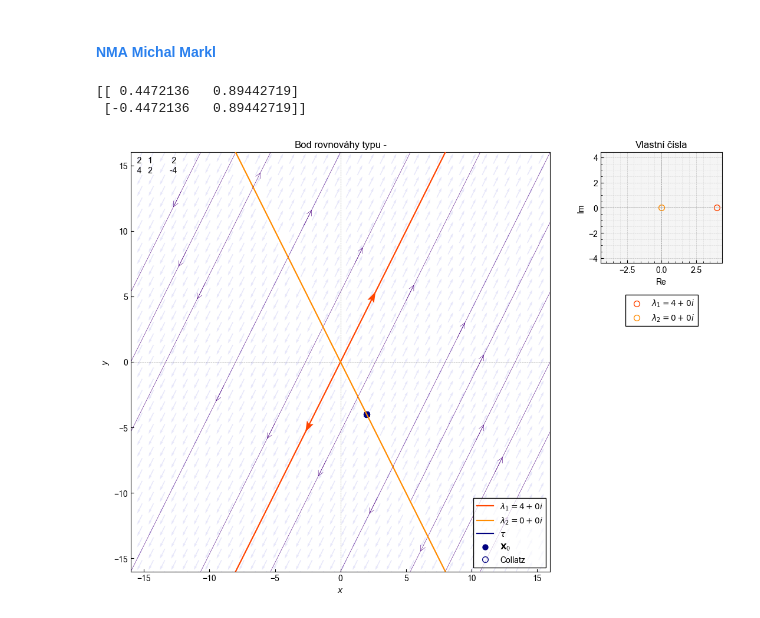
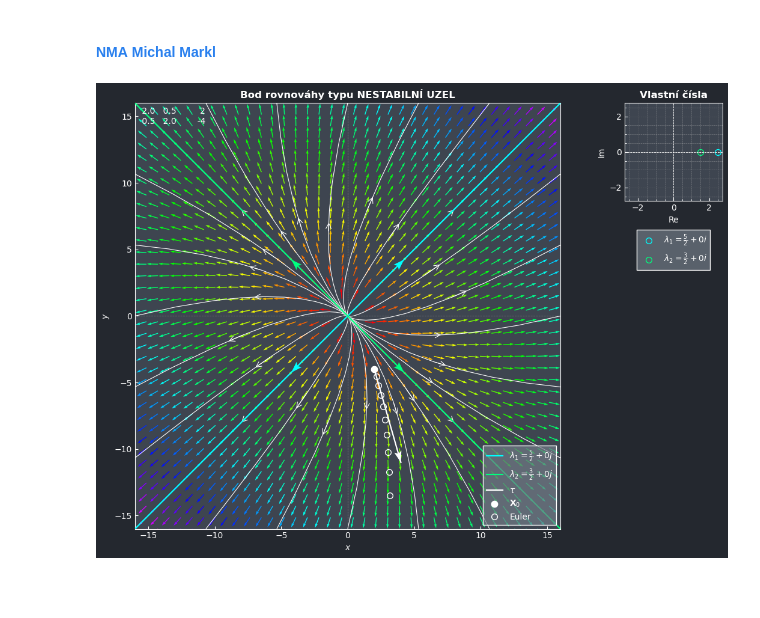
Before and after one commit to ms4rkl/ODE_phase_portraits, a Jupyter notebook: phase_portraits.ipynb, the cells around one changed output. Drawn from its saved outputs; the diff is of its cells as text; code cells hidden in the pictures; blank space fills up the shorter version.

Commit message:
Change the visual scheme to dark-jet

```diff
--- a/phase_portraits.ipynb
+++ b/phase_portraits.ipynb
@@ -11,17 +11,21 @@ import matplotlib as mpl
 import matplotlib.pyplot as plt
 from cycler import cycler
 params = {#'font.family' : 'sans-serif',
-          'font.sans-serif' : 'Microsoft Sans Serif',
+        #   'font.sans-serif' : 'Ubuntu',
           'text.usetex': False,
           'xtick.direction' : 'in',
           'ytick.direction' : 'in',
-          'legend.edgecolor' : 'black',
-          'legend.facecolor' : (1,1,1,0.7),
+          'legend.edgecolor' : 'white',
+          'legend.facecolor' : (0.44,0.48,0.52,0.7),
+          'legend.labelcolor' : "white",
           'lines.linewidth' : 0.6,
           'lines.markersize' : 3,
           'lines.markerfacecolor' : (1,1,1,0),
           'lines.markeredgewidth' : 0.6,
-          'axes.prop_cycle' : cycler(color=['dodgerblue', 'deepskyblue', 'steelblue', 'blue'])
+          'axes.prop_cycle' : cycler(color=['dodgerblue', 'deepskyblue', 'steelblue', 'blue']),
+          'axes.edgecolor':'white',
+          'xtick.color':'white',
+          'ytick.color':'white'
          }
 plt.rcParams.update(params)
 from lib import stylePlot
@@ -30,10 +34,11 @@ import sympy as sp
 from scipy.integrate import odeint
 # %%
 A = np.array([
-    [2, 1],
-    [4, 2],
+    [2, 1/2],
+    [1/2, 2],
 ])
 
+
 X0 = np.array([2, -4])
 # %%
 eigVals, eigVecs = np.linalg.eig(A)
@@ -46,6 +51,7 @@ gs = mpl.gridspec.GridSpec(2, 3, width_ratios=(1, 1, 0.5), height_ratios=(0.4, 1
 fig = plt.figure(figsize=(11, 8))
 fig.tight_layout()
 ax = fig.add_subplot(gs[0:2, 0:2], autoscale_on=False, xlim=(-16, 16), ylim=(-16, 16))
+fig.set_facecolor("#24282f")
 ax.set_aspect('equal')
 
 from lib import plot_eigen_vecs
@@ -55,49 +61,50 @@ X, Y = np.meshgrid(np.linspace(-16, 16, 38), np.linspace(-16, 16, 38))
 U = A[0, 0]*X + A[0, 1]*Y
 V = A[1, 0]*X + A[1, 1]*Y
 N = np.sqrt(U**2 + V**2)
-plt.quiver(X, Y, U/N, V/N, units='x', width=0.064, scale=1.2, color="lavender", zorder=1) #  np.hypot(U, V), cmap=mpl.cm.gnuplot2, alpha=0.2,
-plt.streamplot(X, Y, U, V, color="indigo", density=0.24, linewidth=0.4, broken_streamlines=False, zorder=2, arrowsize=1.6, arrowstyle='->')
+plt.quiver(X, Y, U/N, V/N, N, units='x', width=0.064, scale=1.2, cmap=plt.cm.gist_rainbow, zorder=1) #  np.hypot(U, V), cmap=mpl.cm.gnuplot2, alpha=0.2,
+plt.streamplot(X, Y, U, V, color="white", density=0.24, linewidth=0.8, broken_streamlines=False, zorder=2, arrowsize=1.6, arrowstyle='->')
 
-ax.axhline(0, linestyle="dashed", color="gray", lw=0.4)
-ax.axvline(0, linestyle="dashed", color="gray", lw=0.4)
-ax.set_title(f"Bod rovnováhy typu {portrait_type.upper()}").set_fontweight('bold');
-ax.set_xlabel('$x$');
-ax.set_ylabel('$y$');
+ax.axhline(0, linestyle="dashed", color="gray", lw=0.6)
+ax.axvline(0, linestyle="dashed", color="gray", lw=0.6)
+ax.set_title(f"Bod rovnováhy typu {portrait_type.upper()}", color="white").set_fontweight('bold');
+ax.set_xlabel('$x$', color="white");
+ax.set_ylabel('$y$', color="white");
 
 from lib import tangent_vec
 tangent_vec(A, X0, ax)
 
 from lib import collatz2t2
 h = 0.08
 Y = collatz2t2(A, X0, h, 10)
-ax.plot(Y[:, 0], Y[:, 1], marker='o', mfc=(0,0,0,0), mec="navy", lw=0, mew=1, ms=7, label="Collatz")
+ax.plot(Y[:, 0], Y[:, 1], marker='o', mfc=(0,0,0,0), mec="white", lw=0, mew=1, ms=7, label="Euler")
 
 stylePlot(ax, legloc="lower right", grid=False);
-ax.set_facecolor("white")
+ax.set_facecolor("#3e4550")
 
 
 
 ax2 = fig.add_subplot(gs[0, 2])
-ax2.axhline(0, linestyle="dashed", color="gray", lw=0.4)
-ax2.axvline(0, linestyle="dashed", color="gray", lw=0.4)
-ax2.set_title("Vlastní čísla").set_fontweight('bold')
-ax2.set_xlabel("Re")
-ax2.set_ylabel("Im")
+ax2.axhline(0, linestyle="dashed", color="white", lw=0.6)
+ax2.axvline(0, linestyle="dashed", color="white", lw=0.6)
+ax2.set_title("Vlastní čísla", color="white").set_fontweight('bold')
+ax2.set_xlabel("Re", color="white")
+ax2.set_ylabel("Im", color="white")
+ax2.set_aspect("equal")
 
 from lib import plot_eigen_vals_positions
 plot_eigen_vals_positions(eigVals, ax2)
 stylePlot(ax2, legloc="upper center");
 leg2 = ax2.get_legend()
 leg2.set_ncols(2)
 leg2.set_bbox_to_anchor((0.5, -0.25))
 from lib import unpack_eig_vals
 ax2.set_xlim([-1.1*max(unpack_eig_vals(eigVals)), 1.1*max(unpack_eig_vals(eigVals))]);
 ax2.set_ylim([-1.1*max(unpack_eig_vals(eigVals)), 1.1*max(unpack_eig_vals(eigVals))]);
+ax2.set_facecolor("#3e4550")
 
-ax.text(.01, .99, f" {A[0][0]}   {A[0][1]}         {X0[0]}\n {A[1][0]}   {A[1][1]}         {X0[1]}".replace(' -', '-'), ha="left", va="top", transform=ax.transAxes);
+ax.text(.01, .99, f" {A[0][0]}   {A[0][1]}         {X0[0]}\n {A[1][0]}   {A[1][1]}         {X0[1]}".replace(' -', '-'), ha="left", va="top", transform=ax.transAxes, color="white");
 
-fig.savefig(f'phase_portrait.png', dpi=400, transparent=False, bbox_inches='tight', format="png")
+fig.tight_layout()
+# fig.savefig(f'phase_portrait.png', dpi=400, transparent=False, bbox_inches='tight', format="png")
 # %% [output]
-[[ 0.4472136   0.89442719]
- [-0.4472136   0.89442719]]
-[figure, old version]
+[figure, new version]
```
Also changed, not shown: 1 other file.
